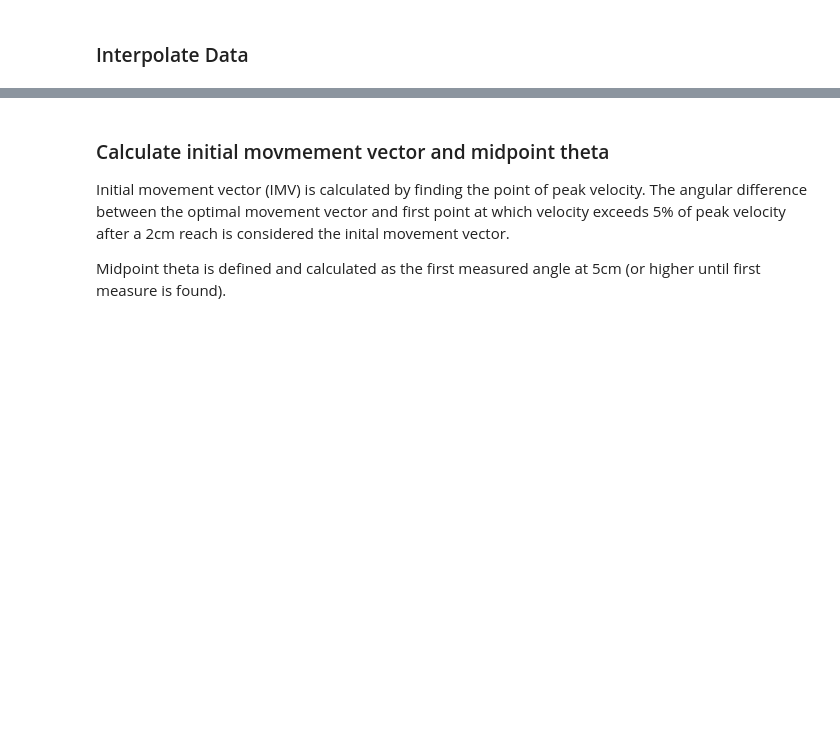
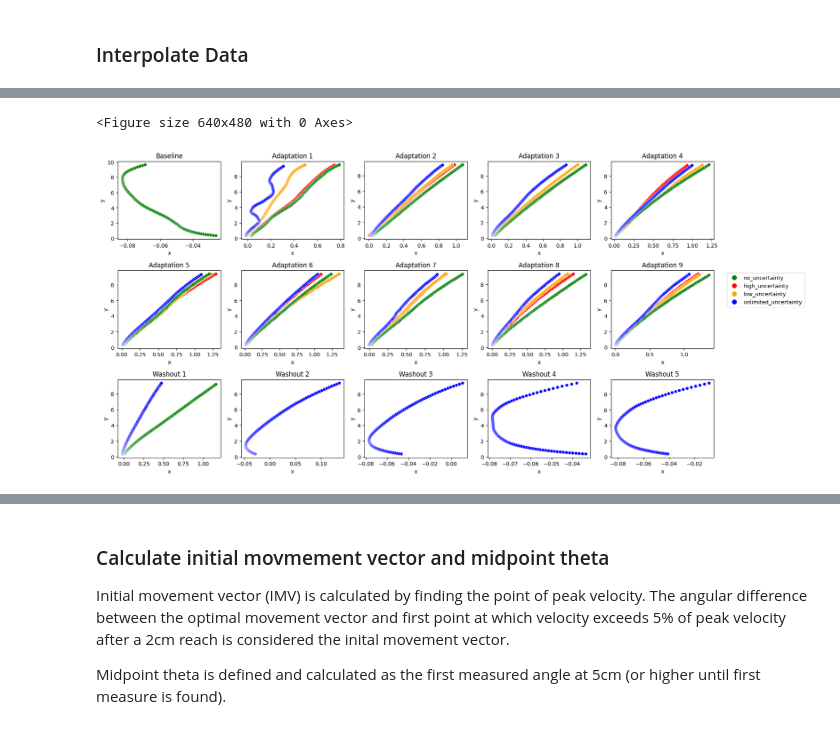
Before and after one commit to DhruvaDave8/mq_honours_2023_final, a Jupyter notebook: vma_general/dhruva/analysis/m1_initial_movement_vector.ipynb, the cells around one changed output, grey strips where cells are left out. Cells and saved outputs as stored; diff of their text form; code cells hidden in the pictures; blank space fills up the shorter version.

```diff
--- a/vma_general/dhruva/analysis/m1_initial_movement_vector.ipynb
+++ b/vma_general/dhruva/analysis/m1_initial_movement_vector.ipynb
@@ -29,7 +30,8 @@ for i in range(num_participants):
      # count and filter out negative reaches
      backward_reaches = movement_df.loc[(movement_df.state == 'reach') & (movement_df.y < 0)].drop_duplicates('trial')
      n_backward_reaches[i] = len(backward_reaches)
-     # movement_df = movement_df.loc[~movement_df.trial.isin(backward_reaches.trial)].copy() # ~ means 'not'
+     movement_df = movement_df.loc[~movement_df.trial.isin(backward_reaches.trial)].copy() # ~ means 'not'. It is removing all backward reaches.
+     movement_df['participant'] = i
      movement_dfs.append(movement_df)
      trial_dfs.append(pd.read_csv(f'../data/data_trials_{i}.csv'))
 
@@ -55,5 +57,11 @@ n_backward_reaches
  16: 3,
  17: 9,
  19: 0}
+# %%
+# remove backward reaches
+movement_dfs_no_back = []
+for d in movement_dfs:
+    d = d.loc[(d.state == 'reach') & (d.y >= 0)].copy()
+    movement_dfs_no_back.append(d)
 # %% [markdown]
 ### Interpolate Data
@@ -59,0 +127,4 @@ n_backward_reaches
+# %%
+interpolated_dfs = pd.concat(interpolated_dfs)
+
+micro_plot_df = pd.merge(interpolated_dfs, trial_dfs[0], on='trial', how='left').reset_index()
@@ -59,0 +147,53 @@ n_backward_reaches
+# %%
+# reassign all trials into groups of 25
+micro_plot_df['group'] = micro_plot_df.trial // 20
+micro_plot_df['timestep'] = micro_plot_df[['participant', 'trial', 'time']].groupby(['participant', 'trial']).cumcount()
+
+micro_plot_df = micro_plot_df
+
+# get average reaches per group for every previous uncertainty condition.
+average_reaches = micro_plot_df.groupby(['group', 'previous_uncertainty', 'timestep']).agg({'x': 'mean', 'y': 'mean'}).reset_index()
+
+average_reaches
+
+# plot
+plt.clf()
+
+# map colours to uncertainty conditions
+cmap = {
+    'no_uncertainty': 'green',
+    'low_uncertainty': 'orange',
+    'high_uncertainty': 'red',
+    'unlimited_uncertainty': 'blue'
+}
+# list subplot names
+subplot_names = ['Baseline',
+                 'Adaptation 1', 'Adaptation 2', 'Adaptation 3', 'Adaptation 4', 'Adaptation 5', 'Adaptation 6', 'Adaptation 7', 'Adaptation 8', 'Adaptation 9',
+                 'Washout 1', 'Washout 2', 'Washout 3', 'Washout 4', 'Washout 5']
+
+# Initialize lists to collect legend handles and labels
+legend_handles = []
+legend_labels = []
+
+fig, axs = plt.subplots(3, 5, figsize=(20, 10))
+for i in range(15):
+    data = average_reaches.loc[average_reaches.group == i].copy()
+    subset_custom_palette = [cmap[category] for category in data['previous_uncertainty'].unique()]
+    sns.scatterplot(data=average_reaches.loc[(average_reaches.group == i)], x='x', y='y', hue='previous_uncertainty', ax=axs[i//5, i%5], legend=False, palette=subset_custom_palette)
+    axs[i//5, i%5].set_title(subplot_names[i])
+
+    # Collect legend handles and labels for the current subset
+    for category in data['previous_uncertainty'].unique():
+        if category not in legend_labels:
+            legend_labels.append(category)
+            legend_handles.append(plt.Line2D([0], [0], marker='o', color='w', label=category, markerfacecolor=cmap[category], markersize=10))
+
+# Add the shared legend to one of the subplots
+axs[1, 1].legend(legend_handles, legend_labels, loc='upper left', bbox_to_anchor=(4.7, 1))
+
+plt.subplots_adjust(hspace=0.4)
+
+plt.show()
+# %% [output]
+<Figure size 640x480 with 0 Axes>
+[figure, added]
```
Also changed, not shown: parts of 20 cells of this notebook, 2 other files.
